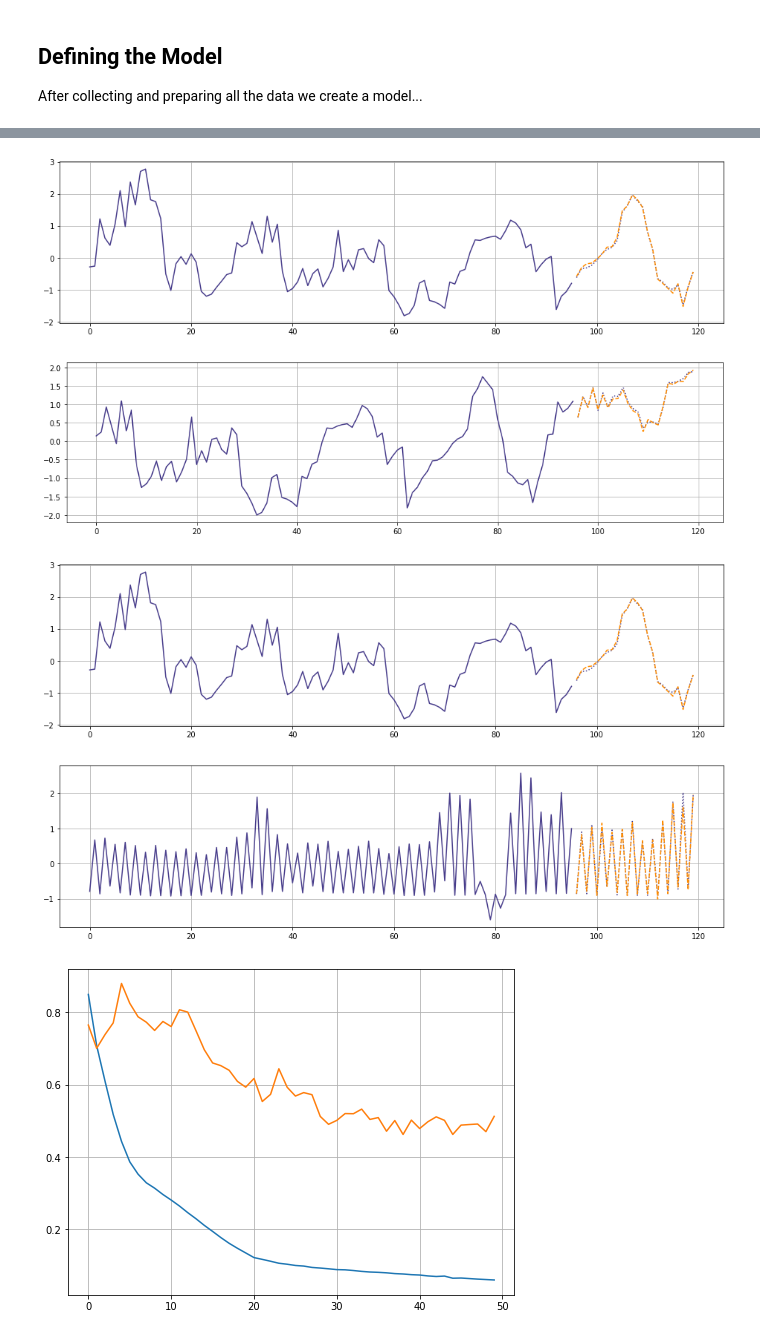
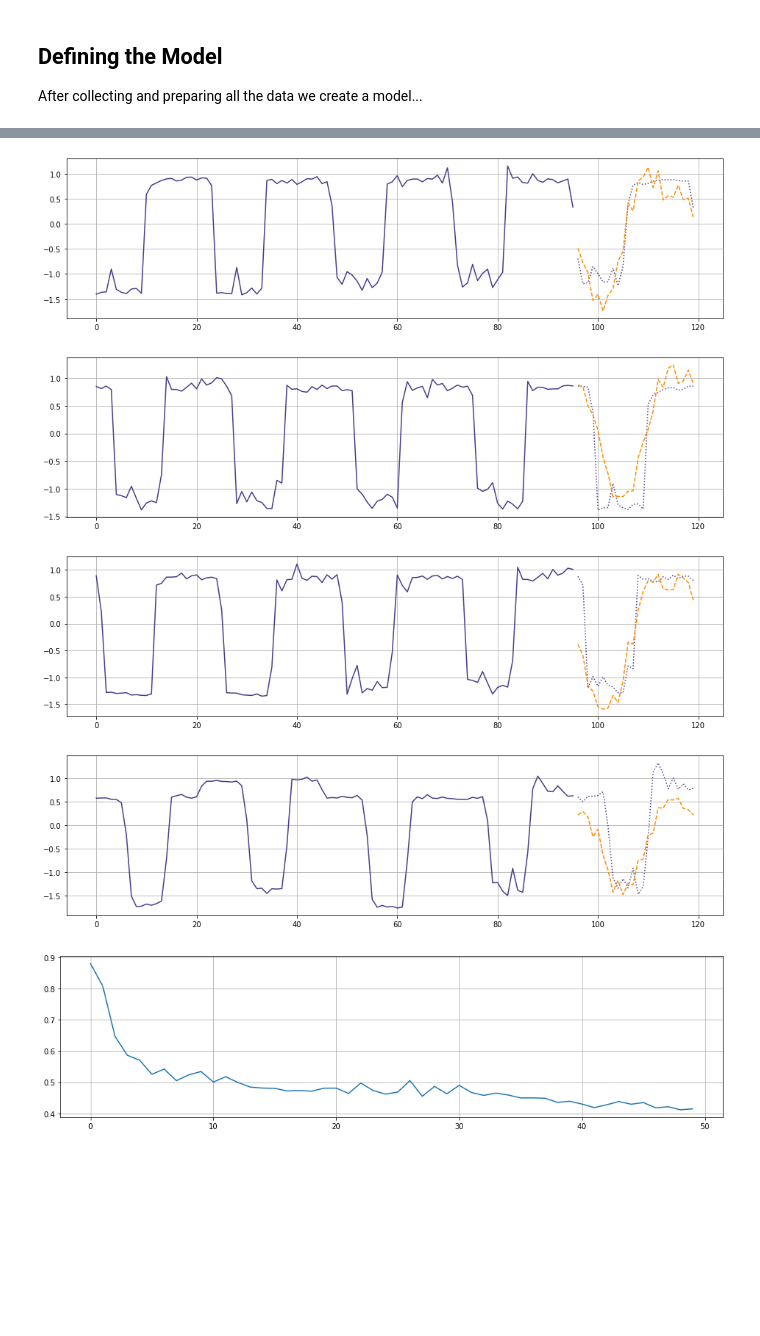
Before and after one commit to OldFella/ashrae-energy-prediction, a Jupyter notebook: energy_consumption.ipynb, the cells around one changed output, grey strips where cells are left out. Cells and saved outputs as stored; diff of their text form; code cells hidden in the pictures; blank space fills up the shorter version.

```diff
--- a/energy_consumption.ipynb
+++ b/energy_consumption.ipynb
@@ -150,0 +143,3 @@ sample 400 of 400.0...
+# %%
+x_train, y_train = pick_samples(40, start_range = (0,300), offset=200)
+x_val, y_val = pick_samples(8, start_range= (0,300), offset = 240)
@@ -153,22 +166,23 @@ sample 400 of 400.0...
 Sometimes there aren't 24 values for a label, so we need to remove those rows. This way we will avoid problems down below.
 # %%
 def remove_broken_samples(data, labels, output_shape = 24):
+    """ Removes samples where output dimension doesn't match the required size. """
     clean_data, clean_labels = [], []
-
+    broken_sample_count = 0
+    working_sample_count = 0
     for i, label in enumerate(labels):
         if label.shape[0] == output_shape:
             clean_data.append(data[i])
             clean_labels.append(labels[i])
+            working_sample_count += 1
+        else:
+            broken_sample_count += 1
+
+    print("Removed {} samples... {} remaining.".format(broken_sample_count, working_sample_count))
+
     return clean_data, clean_labels
 
 
 
 x_train,y_train = remove_broken_samples(x_train, y_train)
 x_val,y_val = remove_broken_samples(x_val, y_val)
-# print(len(test_y))
-
-# new_x, new_y = remove_broken_samples(test_x, test_y)
-# print(len(new_x))
-
-# dummy_data = tf.data.Dataset.from_tensor_slices((new_test_x,new_test_y))
-# dummy_data = val_data.cache().shuffle(BUFFER_SIZE).batch(BATCH_SIZE).repeat()
@@ -268,7 +285,7 @@ mpl.rcParams['figure.figsize'] = (16, 4)
 
 
 # make prediction after training
-for x, y in train_data.take(4):
+for x, y in val_data.take(4):
     # each is mini batch of size 8
     r = 0#np.random.randint(0, BATCH_SIZE-1)
     # print(r)
@@ -284,14 +301,14 @@ for x, y in train_data.take(4):
     plt.plot([x for x in range(96, 120)], prediction, linestyle = 'dashed', color = 'darkorange')
     plt.show()
 # %% [output]
-[figure, old version]
+[figure, new version]
-[figure, old version]
+[figure, new version]
-[figure, old version]
+[figure, new version]
-[figure, old version]
+[figure, new version]
 # %%
 # print(history.history['val_loss'])
-plt.plot(history.history['loss'])
+# plt.plot(history.history['loss'])
 plt.plot(history.history['val_loss'])
 plt.show()
 # %% [output]
-[figure, old version]
+[figure, new version]
```
Also changed, not shown: parts of 7 cells of this notebook.
